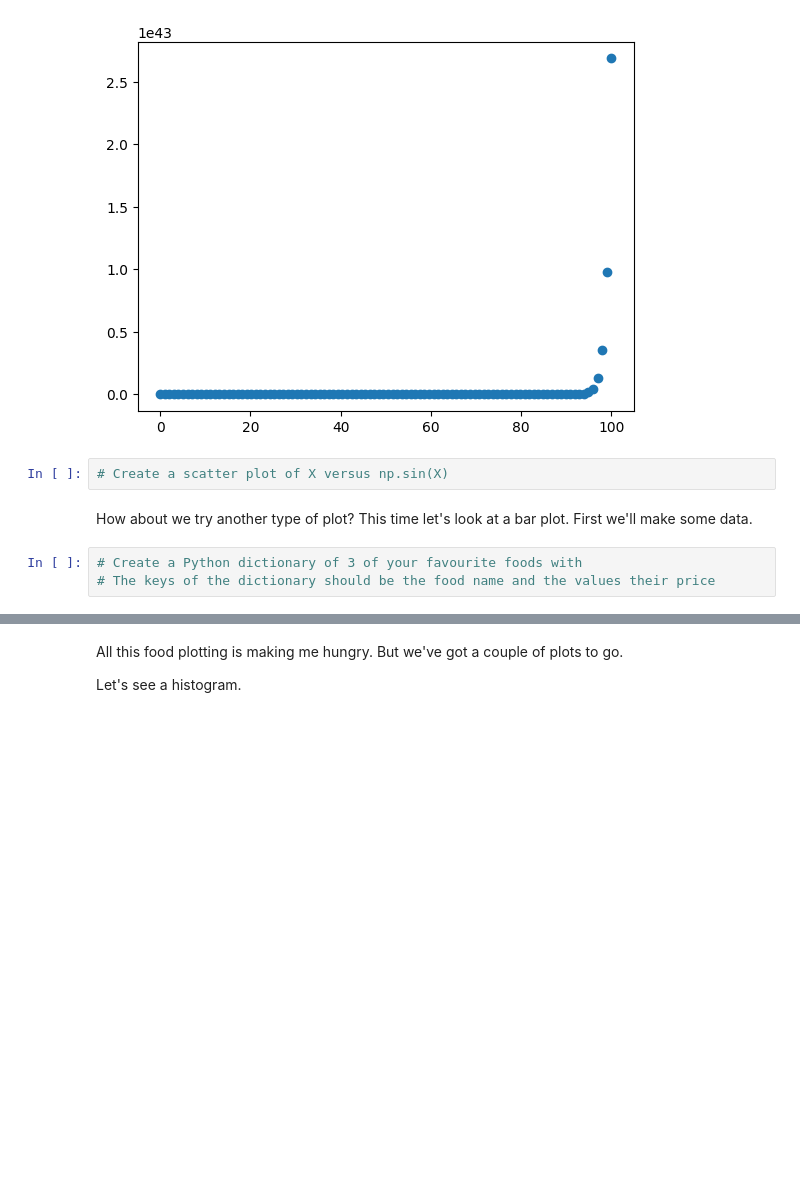
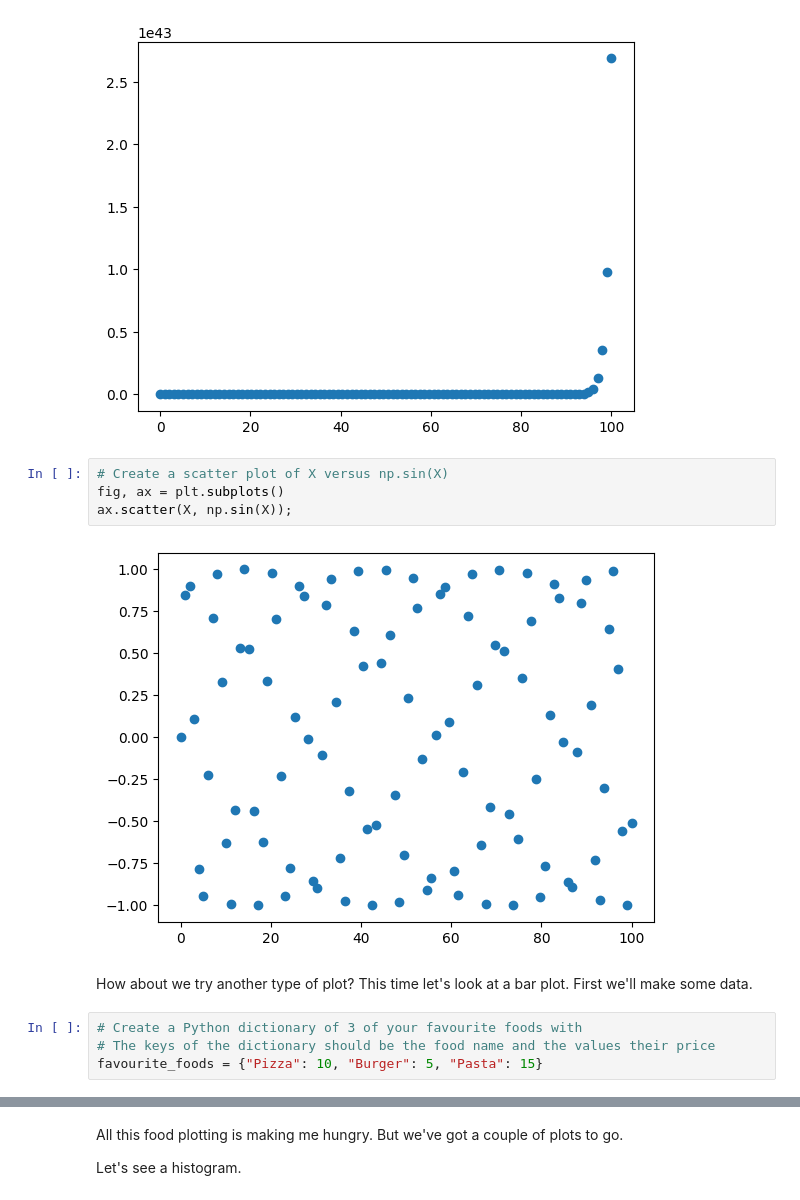
Before and after one commit to suniltadepalli/matplotlib, a Jupyter notebook: matplotlib-exercises.ipynb, the cells around one changed output, grey strips where cells are left out. Cells and saved outputs as stored; diff of their text form; blank space fills up the shorter version.

Commit message:
after horizontal chart

```diff
--- a/matplotlib-exercises.ipynb
+++ b/matplotlib-exercises.ipynb
@@ -116,11 +116,16 @@ ax.scatter(X, np.exp(X));
 [figure]
 # %%
 # Create a scatter plot of X versus np.sin(X)
+fig, ax = plt.subplots()
+ax.scatter(X, np.sin(X));
+# %% [output]
+[figure, added]
 # %% [markdown]
 How about we try another type of plot? This time let's look at a bar plot. First we'll make some data.
 # %%
 # Create a Python dictionary of 3 of your favourite foods with
 # The keys of the dictionary should be the food name and the values their price
+favourite_foods = {"Pizza": 10, "Burger": 5, "Pasta": 15}
 # %%
 # Create a bar graph where the x-axis is the keys of the dictionary
 # and the y-axis is the values of the dictionary
```
Also changed, not shown: parts of 3 cells of this notebook.
